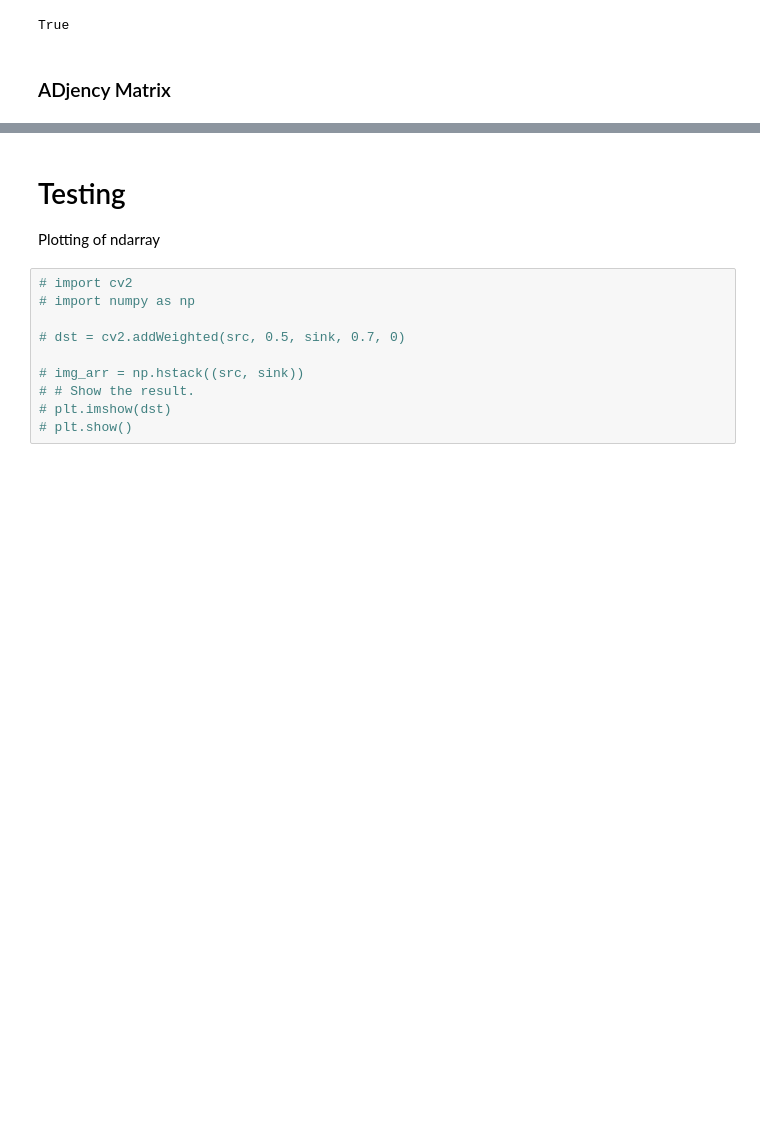
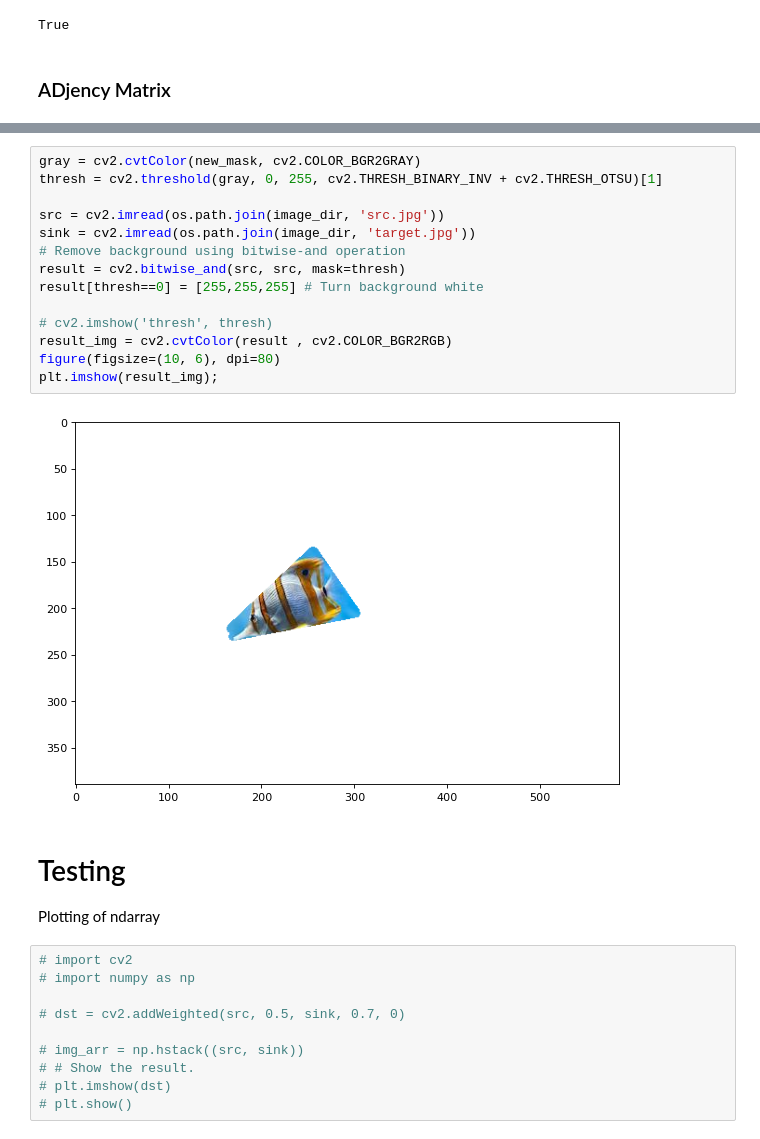
Before and after one commit to lucky-verma/Image-Blending-Using-Graph-Cuts, a Jupyter notebook: resources/Test.ipynb, the cells around one changed output, grey strips where cells are left out. Drawn from its saved outputs; the diff is of its cells as text; blank space fills up the shorter version.

```diff
--- a/resources/Test.ipynb
+++ b/resources/Test.ipynb
@@ -277,3 +283,19 @@ True
+# %%
+gray = cv2.cvtColor(new_mask, cv2.COLOR_BGR2GRAY)
+thresh = cv2.threshold(gray, 0, 255, cv2.THRESH_BINARY_INV + cv2.THRESH_OTSU)[1]
+
+src = cv2.imread(os.path.join(image_dir, 'src.jpg'))
+sink = cv2.imread(os.path.join(image_dir, 'target.jpg'))
+# Remove background using bitwise-and operation
+result = cv2.bitwise_and(src, src, mask=thresh)
+result[thresh==0] = [255,255,255] # Turn background white
+
+# cv2.imshow('thresh', thresh)
+result_img = cv2.cvtColor(result , cv2.COLOR_BGR2RGB)
+figure(figsize=(10, 6), dpi=80)
+plt.imshow(result_img);
+# %% [output]
+[figure, added]
 # %% [markdown]
 # Testing
 Plotting of ndarray
```
Also changed, not shown: parts of 15 cells of this notebook, 10 other files.
